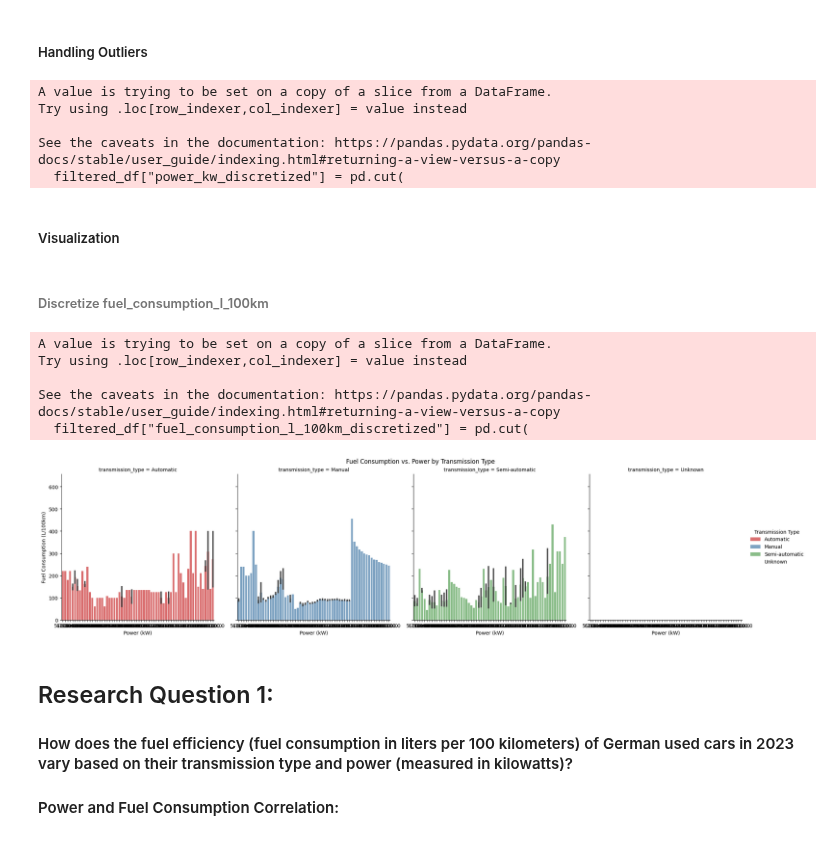
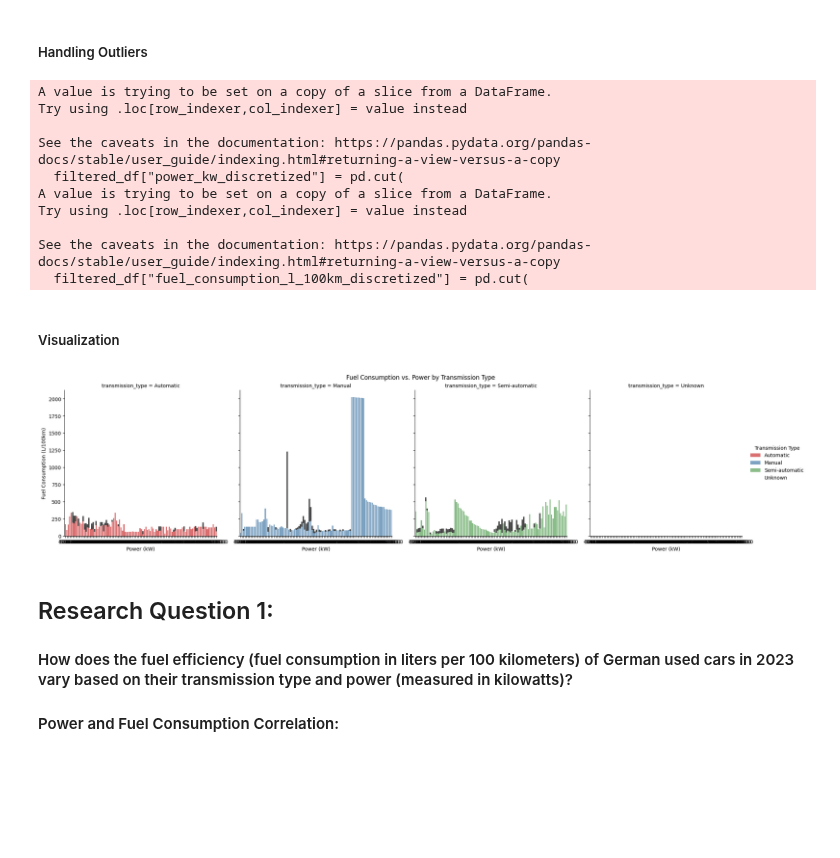
Before and after one commit to yahiaehab10/DataEngineering-GermanyUsedCars, a Jupyter notebook: project.ipynb, the cells around one changed output. Cells and saved outputs as stored; diff of their text form; code cells hidden in the pictures; blank space fills up the shorter version.

```diff
--- a/project.ipynb
+++ b/project.ipynb
@@ -183,62 +183,63 @@ dtype: int64
 import pandas as pd
 from scipy.stats import zscore
 
+# Calculate Z-scores
 df["power_kw_zscore"] = zscore(df["power_kw"])
 
 # Set a threshold for Z-scores
 zscore_threshold = 3
 filtered_df = df[abs(df["power_kw_zscore"]) <= zscore_threshold]
 
-# Discretize the filtered power_kw column
-num_bins = 10
+# Define custom bins based on your requirements
+custom_bins = [0, 50, 100, 150, 200, 2050]
+
+# Discretize the "power_kw" column into categorical bins
 filtered_df["power_kw_discretized"] = pd.cut(
-    filtered_df["power_kw"], bins=num_bins, labels=False
+    filtered_df["power_kw"], bins=custom_bins, labels=False
 )
+
+# Discretize the "fuel_consumption_l_100km" column
+num_bins = 5
+filtered_df["fuel_consumption_l_100km_discretized"] = pd.cut(
+    filtered_df["fuel_consumption_l_100km"], bins=custom_bins, labels=False
+)
 # %% [output]
 A value is trying to be set on a copy of a slice from a DataFrame.
 Try using .loc[row_indexer,col_indexer] = value instead
 
 See the caveats in the documentation: https://pandas.pydata.org/pandas-docs/stable/user_guide/indexing.html#returning-a-view-versus-a-copy
   filtered_df["power_kw_discretized"] = pd.cut(
+A value is trying to be set on a copy of a slice from a DataFrame.
+Try using .loc[row_indexer,col_indexer] = value instead
+
+See the caveats in the documentation: https://pandas.pydata.org/pandas-docs/stable/user_guide/indexing.html#returning-a-view-versus-a-copy
+  filtered_df["fuel_consumption_l_100km_discretized"] = pd.cut(
 # %% [markdown]
 ##### Visualization
-# %% [markdown]
-###### Discretize fuel_consumption_l_100km
-# %%
-# Discretize fuel_consumption_l_100km
-filtered_df["fuel_consumption_l_100km_discretized"] = pd.cut(
-    filtered_df["fuel_consumption_l_100km"], bins=num_bins, labels=False
-)
-# %% [output]
-A value is trying to be set on a copy of a slice from a DataFrame.
-Try using .loc[row_indexer,col_indexer] = value instead
-
-See the caveats in the documentation: https://pandas.pydata.org/pandas-docs/stable/user_guide/indexing.html#returning-a-view-versus-a-copy
-  filtered_df["fuel_consumption_l_100km_discretized"] = pd.cut(
 # %%
 # Import necessary libraries
 import seaborn as sns
 import matplotlib.pyplot as plt
 
 # Create a FacetGrid
 g = sns.FacetGrid(
-    df, col="transmission_type", hue="transmission_type", palette="Set1", height=5
+    filtered_df, col="transmission_type", hue="transmission_type", palette="Set1", height=5
 )
 
 # Scatter plot between power_kw and fuel_consumption_l_100km for each transmission type
 g.map(sns.barplot, "fuel_consumption_l_100km", "power_kw", alpha=0.7)
 
 # Set axis labels and title
 g.set_axis_labels("Power (kW)", "Fuel Consumption (L/100km)")
 g.fig.suptitle("Fuel Consumption vs. Power by Transmission Type", y=1.02)
 
 # Add legend
 g.add_legend(title="Transmission Type")
 
 # Show the plot
 plt.show()
 # %% [output]
-[figure, old version]
+[figure, new version]
 # %% [markdown]
 ## Research Question 1:
  #### How does the fuel efficiency (fuel consumption in liters per 100 kilometers) of German used cars in 2023 vary based on their transmission type and power (measured in kilowatts)?
```
Also changed, not shown: parts of 1 cell of this notebook.
